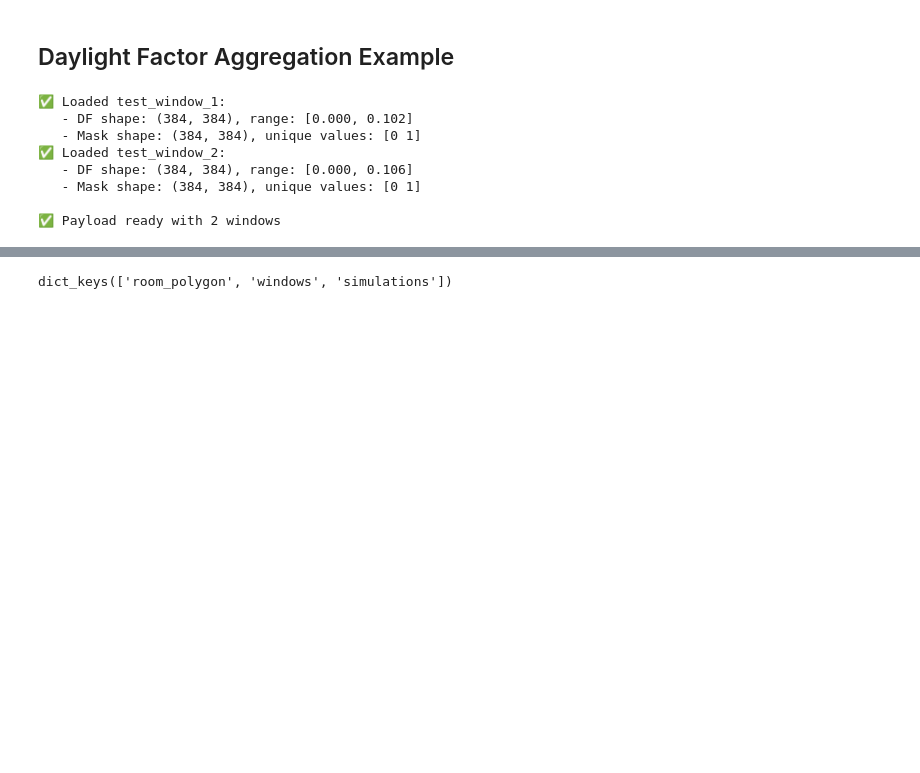
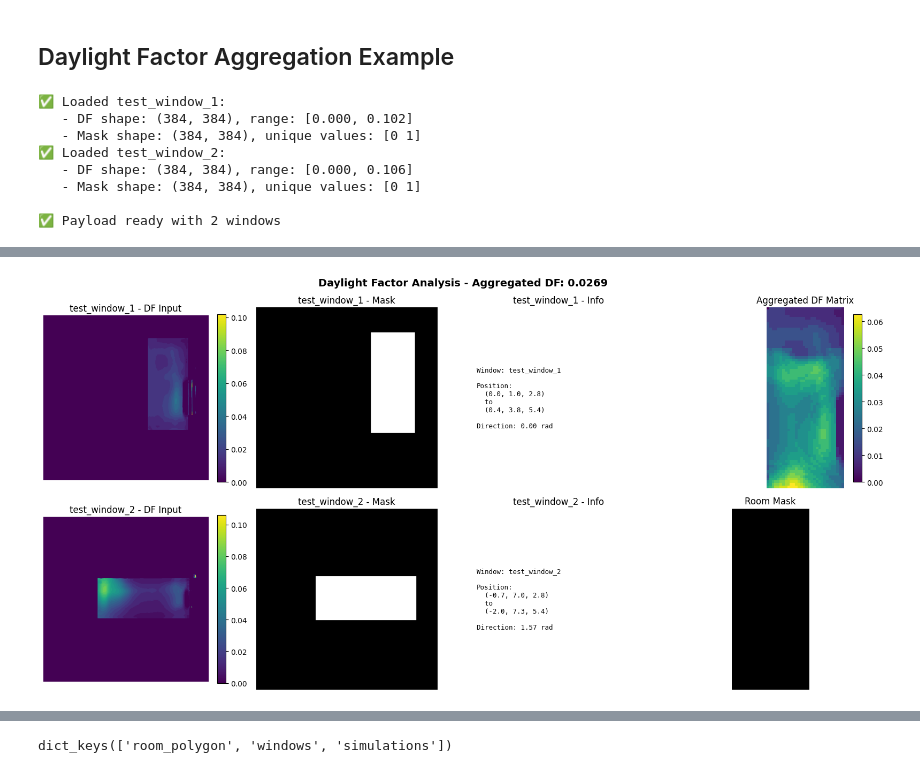
Before and after one commit to upskiller-xyz/server_merger, a Jupyter notebook: example/demo.ipynb, the cells around one changed output, grey strips where cells are left out. Saved outputs shown, nothing was run; the diff lists cells and outputs as text; code cells hidden in the pictures; blank space fills up the shorter version.

Commit message:
fix: now translating the results correctly

```diff
--- a/example/demo.ipynb
+++ b/example/demo.ipynb
@@ -78,8 +79,8 @@ payload = {
     "room_polygon": [[0, 0], [0, 7], [-3, 7], [-3, 0]],
     "windows": {
         "test_window_1": {
-            "x1": 0, "y1": 3.2, "z1": 2.8,
-            "x2": 0.4, "y2": 6, "z2": 5.4,
+            "x1": 0, "y1": 1, "z1": 2.8,
+            "x2": 0.4, "y2": 3.8, "z2": 5.4,
             "window_frame_ratio": 0.41,
             "direction_angle": 0,
         },
@@ -87,10 +88,10 @@ payload = {
             "x1": -0.7, "y1": 7, "z1": 2.8,
             "x2": -2.0, "y2": 7.3, "z2": 5.4,
             "window_frame_ratio": 0.41,
-            "direction_angle": -1.5708,
+            "direction_angle": 1.5708,
         }
     },
-    "simulations": simulations
+    "simulation": simulations
 }
 
 print(f"\n✅ Payload ready with {len(simulations)} windows")
@@ -103,3 +104,84 @@ print(f"\n✅ Payload ready with {len(simulations)} windows")
    - Mask shape: (384, 384), unique values: [0 1]
 
 ✅ Payload ready with 2 windows
+# %%
+# Send request to server
+response = requests.post(f"{SERVER_URL}/merge", json=payload)
+
+if response.status_code == 200:
+    result = response.json()
+    print("✅ Request successful!")
+
+    # Convert to numpy arrays
+    df_matrix = np.array(result['result'])
+    room_mask = np.array(result['mask'])
+
+    # Calculate aggregated DF (mean of masked area)
+    masked_df_values = df_matrix[room_mask > 0]
+    aggregated_df = masked_df_values.mean() if len(masked_df_values) > 0 else 0.0
+
+    print(f"DF Matrix shape: {df_matrix.shape}")
+    print(f"Room Mask shape: {room_mask.shape}")
+    print(f"Aggregated DF: {aggregated_df:.4f}")
+
+    # Create visualization
+    fig, axes = plt.subplots(2, 4, figsize=(16, 8))
+
+    for idx, window_name in enumerate(["test_window_1","test_window_2"
+                                       ]):
+        # Load DF prediction
+        df_img_path = Path("sdf") #assets_path / f"{window_name}.png"
+        mask_img_path = Path("sdf") #assets_path / f"mask_{window_name}.png"
+
+        if df_img_path.exists():
+            df_img = np.array(Image.open(df_img_path))
+        else:
+            df_img = np.array(payload["simulation"][window_name]["df_values"])
+        im = axes[idx, 0].imshow(df_img, cmap='viridis')
+        axes[idx, 0].set_title(f'{window_name} - DF Input')
+        axes[idx, 0].axis('off')
+        plt.colorbar(im, ax=axes[idx, 0], fraction=0.046)
+
+
+        if mask_img_path.exists():
+            mask_img = np.array(Image.open(mask_img_path))
+        else:
+            mask_img = np.array(payload["simulation"][window_name]["mask"])
+        axes[idx, 1].imshow(mask_img, cmap='gray')
+        axes[idx, 1].set_title(f'{window_name} - Mask')
+        axes[idx, 1].axis('off')
+
+        # Show window info
+        window_data = payload["windows"][window_name]
+        info_text = f"Window: {window_name}\n\n"
+        info_text += f"Position:\n"
+        info_text += f"  ({window_data['x1']:.1f}, {window_data['y1']:.1f}, {window_data['z1']:.1f})\n"
+        info_text += f"  to\n"
+        info_text += f"  ({window_data['x2']:.1f}, {window_data['y2']:.1f}, {window_data['z2']:.1f})\n\n"
+        # info_text += f"Frame ratio: {window_data['window_frame_ratio']:.2f}\n"
+        info_text += f"Direction: {window_data['direction_angle']:.2f} rad"
+
+        axes[idx, 2].text(0.05, 0.5, info_text, fontsize=9, family='monospace',
+                         verticalalignment='center', transform=axes[idx, 2].transAxes)
+        axes[idx, 2].set_title(f'{window_name} - Info')
+        axes[idx, 2].axis('off')
+
+    # Show aggregated results
+    im_df = axes[0, 3].imshow(df_matrix, cmap='viridis')
+    axes[0, 3].set_title('Aggregated DF Matrix')
+    axes[0, 3].axis('off')
+    plt.colorbar(im_df, ax=axes[0, 3], fraction=0.046)
+
+    axes[1, 3].imshow(room_mask, cmap='gray')
+    axes[1, 3].set_title('Room Mask')
+    axes[1, 3].axis('off')
+
+    plt.suptitle(f'Daylight Factor Analysis - Aggregated DF: {aggregated_df:.4f}',
+                 fontsize=14, fontweight='bold')
+    plt.tight_layout()
+    plt.show()
+
+else:
+    print(f"❌ Request failed with status code: {response.status_code}")
+    print(response.text)
+# %% [output]
@@ -105,0 +192 @@ print(f"\n✅ Payload ready with {len(simulations)} windows")
+[figure, added]
```
Also changed, not shown: parts of 10 cells of this notebook, 12 other files.
